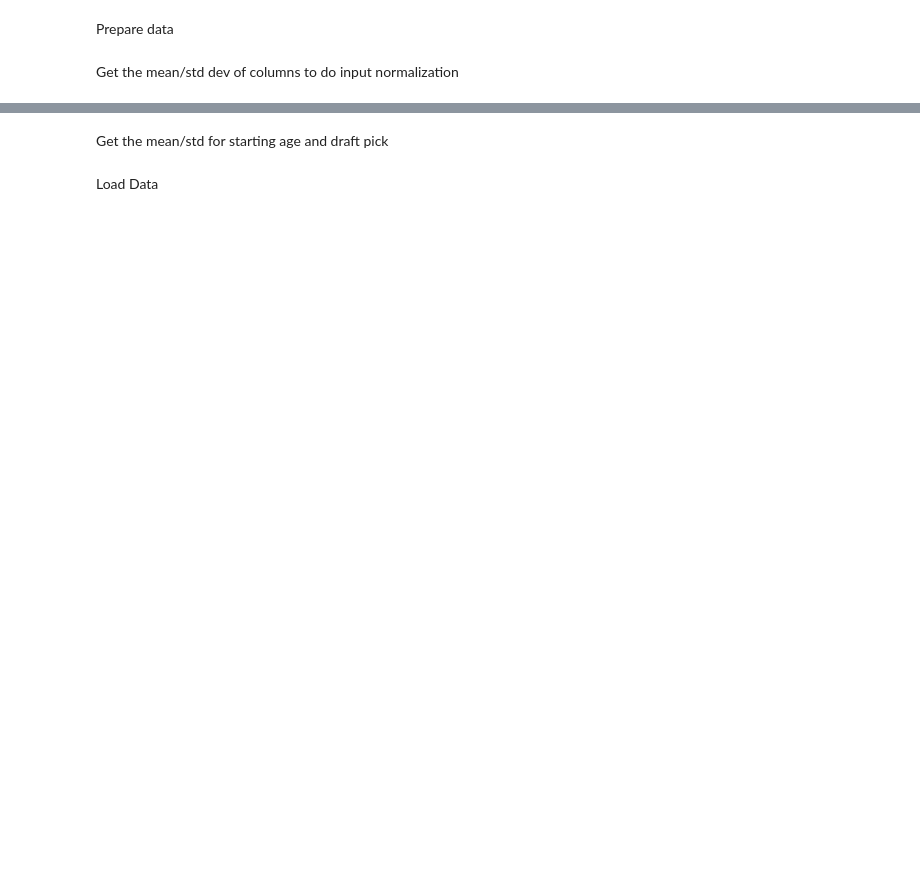
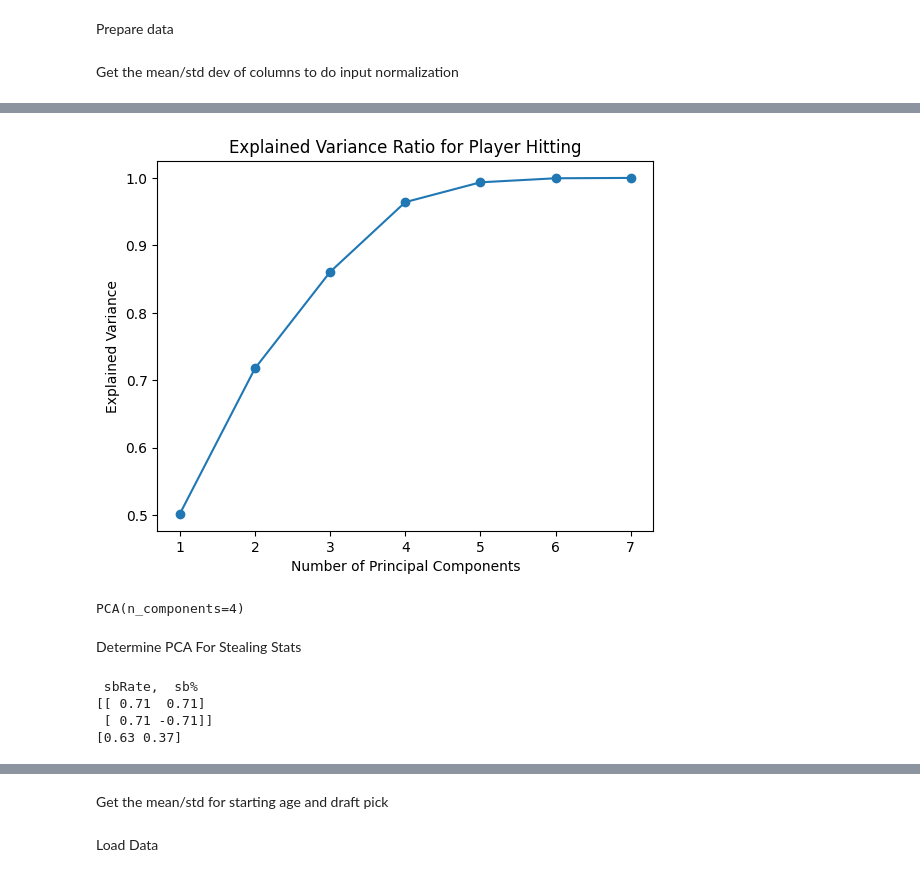
Before and after one commit to nitzryan/BaseballModels, a Jupyter notebook: Model.ipynb, the cells around one changed output, grey strips where cells are left out. Saved outputs shown, nothing was run; the diff lists cells and outputs as text; code cells hidden in the pictures; blank space fills up the shorter version.

```diff
--- a/Model.ipynb
+++ b/Model.ipynb
@@ -60,0 +130,12 @@ def GetNormalizedInput(idx, value):
+# %%
+ndarray_hitting, scaler_hitting = Generate_Normalized_Stats(db, hitting_stats_query, hitter_table)
+# %%
+explained_var = []
+for n in range(ndarray_hitting.shape[1]):
+    pca = PCA(n + 1)
+    pca.fit_transform(ndarray_hitting)
+    explained_var.append(np.sum(pca.explained_variance_ratio_))
+
+print("   avg,  obp,  iso,  woba,  hr%,  bb%,  k%")
+print(pca.components_)
+print(pca.explained_variance_ratio_)
@@ -60,0 +152,12 @@ def GetNormalizedInput(idx, value):
+# %%
+Plot_Explained_Var("Hitting", explained_var, ndarray_hitting.shape[1])
+# %% [output]
+[figure, added]
+# %%
+HITTING_PCA_COMPONENTS = 4
+pca_hitting = PCA(HITTING_PCA_COMPONENTS)
+pca_hitting.fit(ndarray_hitting)
+# %% [output]
+PCA(n_components=4)
+# %% [markdown]
+Determine PCA For Stealing Stats
@@ -60,0 +166,15 @@ def GetNormalizedInput(idx, value):
+# %%
+explained_var = []
+for n in range(ndarray_stealing.shape[1]):
+    pca = PCA(n + 1)
+    pca.fit_transform(ndarray_stealing)
+    explained_var.append(np.sum(pca.explained_variance_ratio_))
+
+print(" sbRate,  sb%")
+print(pca.components_)
+print(pca.explained_variance_ratio_)
+# %% [output]
+ sbRate,  sb%
+[[ 0.71  0.71]
+ [ 0.71 -0.71]]
+[0.63 0.37]
```
Also changed, not shown: parts of 44 cells of this notebook, 1 other file.
